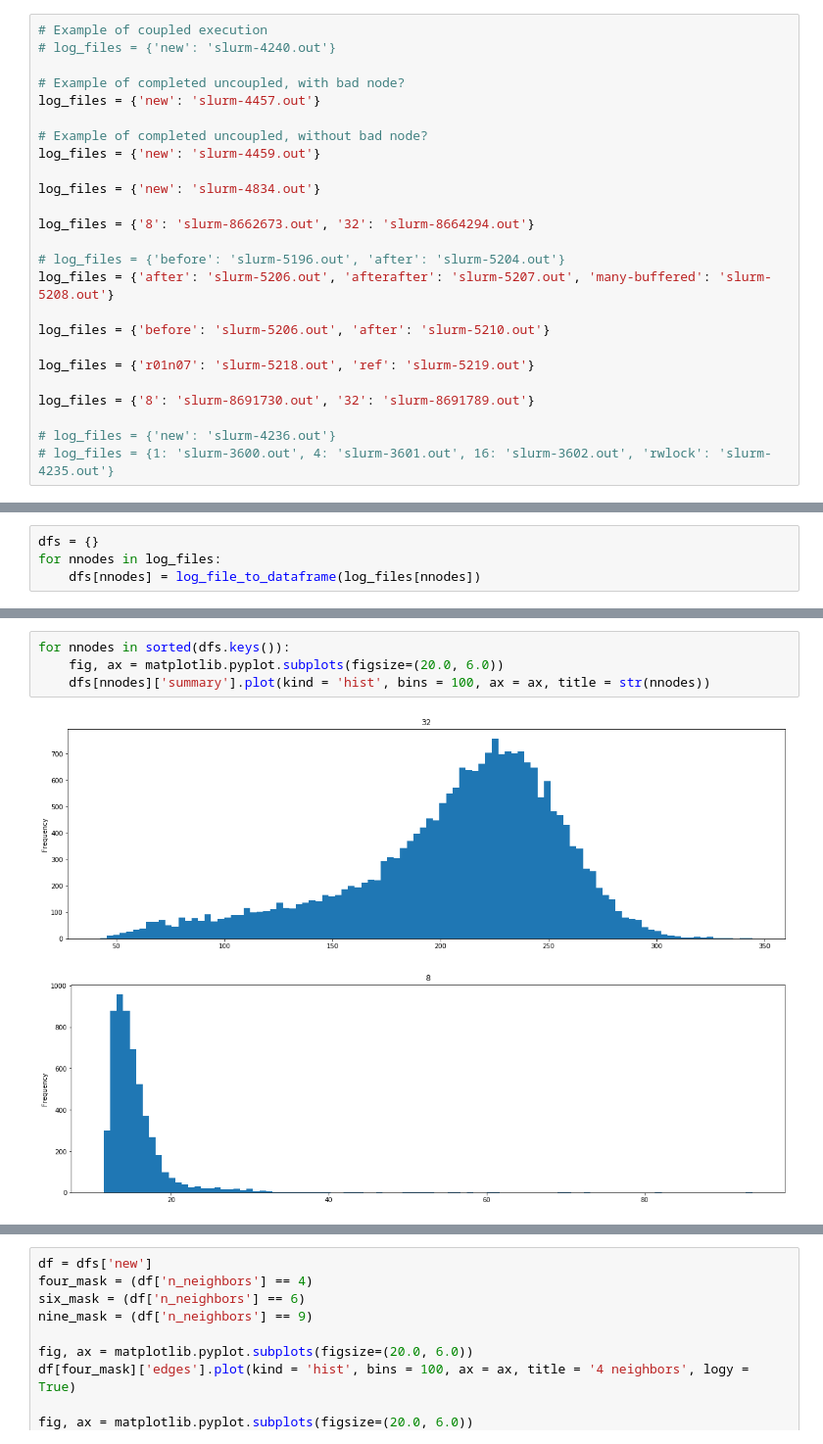
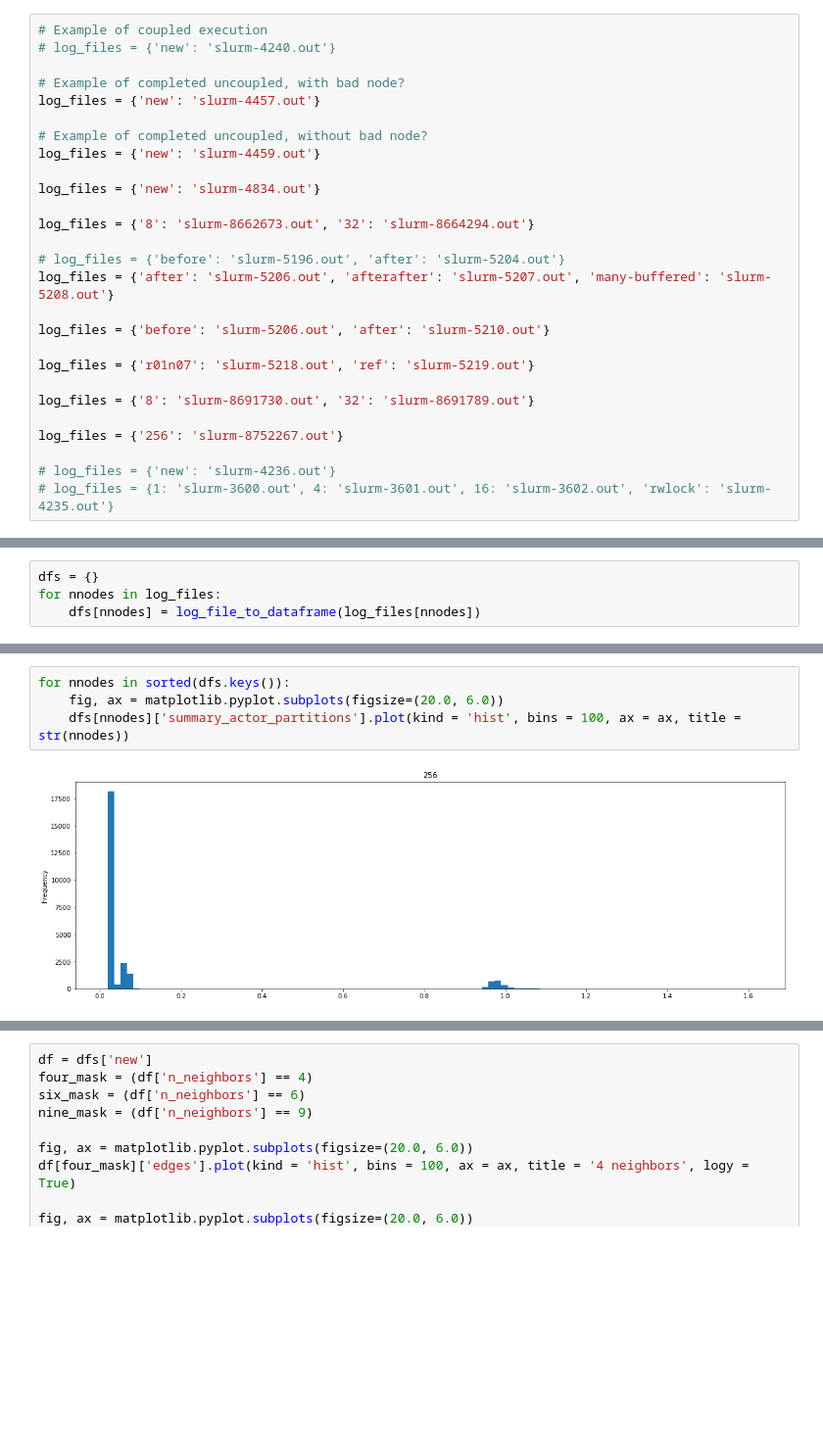
Before and after one commit to agrippa/hoover, a Jupyter notebook: data/analyze-hoover-logs.ipynb, the cells around one changed output, grey strips where cells are left out. Shown at 98% size. Cells and saved outputs as stored; diff of their text form; blank space fills up the shorter version.

```diff
--- a/data/analyze-hoover-logs.ipynb
+++ b/data/analyze-hoover-logs.ipynb
@@ -28,6 +28,8 @@ log_files = {'r01n07': 'slurm-5218.out', 'ref': 'slurm-5219.out'}
 
 log_files = {'8': 'slurm-8691730.out', '32': 'slurm-8691789.out'}
 
+log_files = {'256': 'slurm-8752267.out'}
+
 # log_files = {'new': 'slurm-4236.out'}
 # log_files = {1: 'slurm-3600.out', 4: 'slurm-3601.out', 16: 'slurm-3602.out', 'rwlock': 'slurm-4235.out'}
 # %%
@@ -187,7 +256,6 @@ for nnodes in sorted(dfs.keys()):
 # %%
 for nnodes in sorted(dfs.keys()):
     fig, ax = matplotlib.pyplot.subplots(figsize=(20.0, 6.0))
-    dfs[nnodes]['summary'].plot(kind = 'hist', bins = 100, ax = ax, title = str(nnodes))
+    dfs[nnodes]['summary_actor_partitions'].plot(kind = 'hist', bins = 100, ax = ax, title = str(nnodes))
 # %% [output]
-[figure, old version]
+[figure, new version]
-[figure, removed]
```
Also changed, not shown: parts of 26 cells of this notebook, 2 other files.
